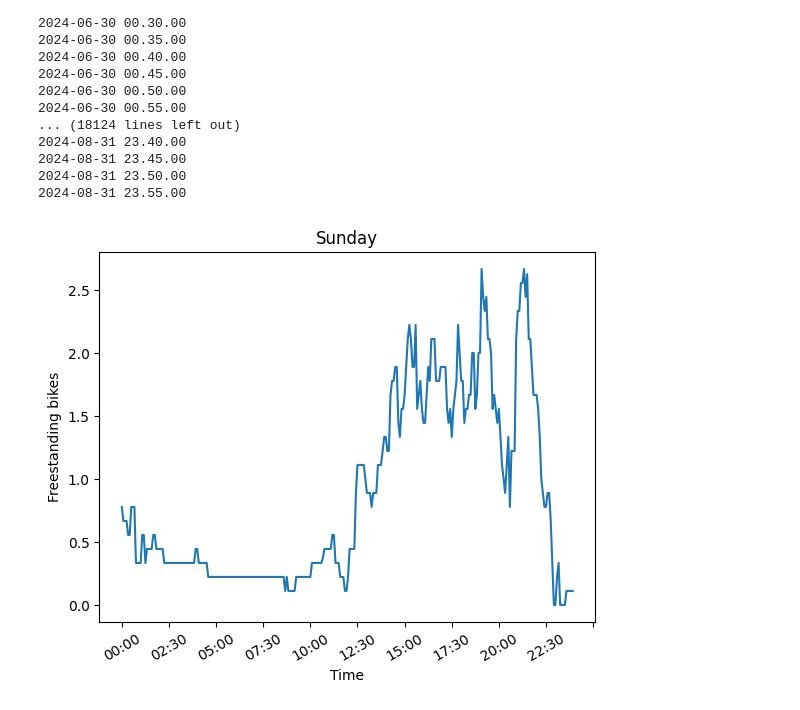
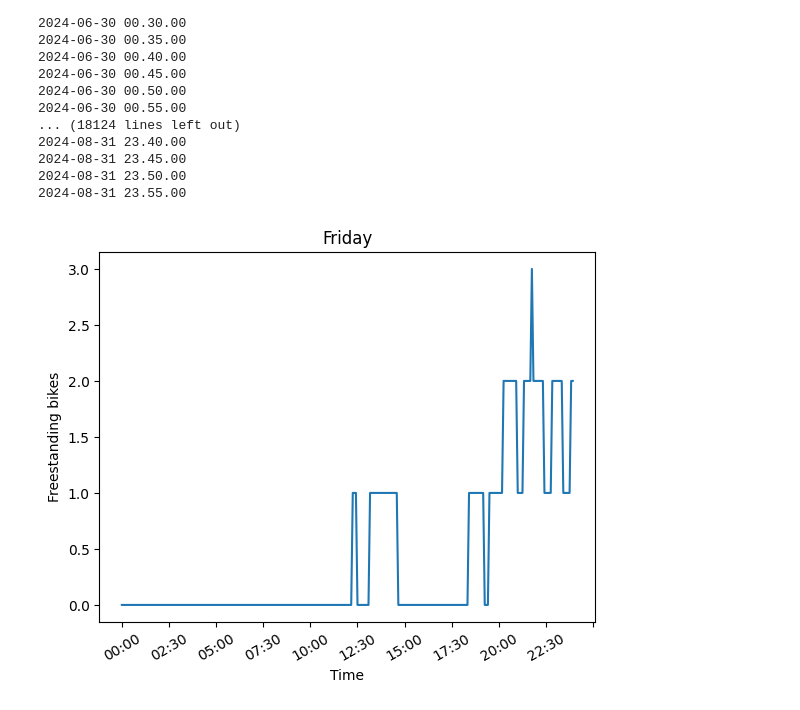
Before and after one commit to nextbike-extensions/Data-Analysis, a Jupyter notebook: Traffic analysis.ipynb, the cells around one changed output. Cells and saved outputs as stored; diff of their text form; code cells hidden in the pictures.

```diff
--- a/Traffic analysis.ipynb
+++ b/Traffic analysis.ipynb
@@ -187,19 +189,19 @@ for weekday in replacement_data:
         for i in range(added_positions):
             edited_data[weekday]['timestamps'][time].remove(0)
 # %%
-selected_weekday = 'sunday'
+selected_weekday = 'friday'
 di1 = []
 di2 = []
 for key, value in edited_data[selected_weekday.lower()]['timestamps'].items():
     di1.append(key)
-    di2.append(sum(value)/len(value))
+    di2.append(median(value))
 
 plt.plot(di1, di2)
 plt.title(selected_weekday.capitalize())
 plt.xlabel("Time")
 plt.ylabel("Freestanding bikes")
 plt.tick_params(axis='x', labelrotation = 30)
 plt.gca().xaxis.set_major_locator(ticker.MaxNLocator(nbins=11))
 plt.show()
 # %% [output]
-[figure, old version]
+[figure, new version]
```
Also changed, not shown: parts of 4 cells of this notebook.
